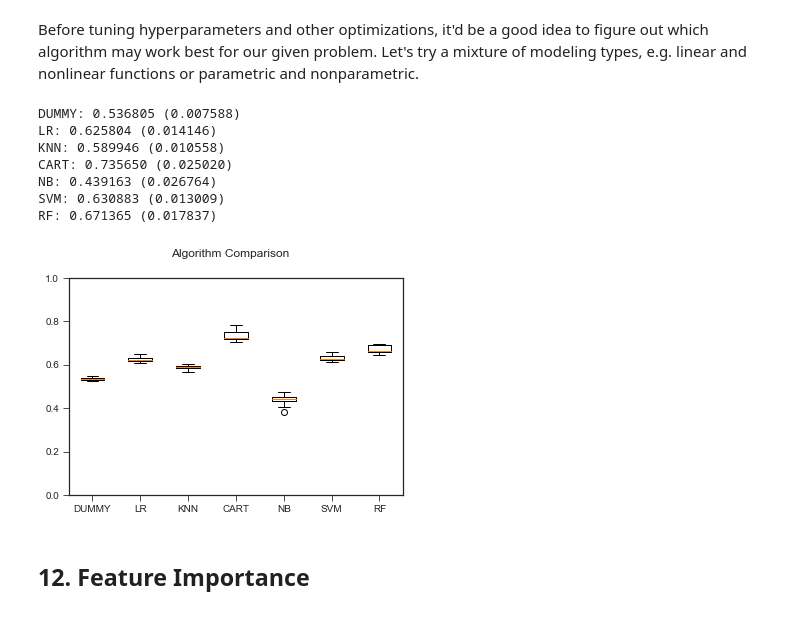
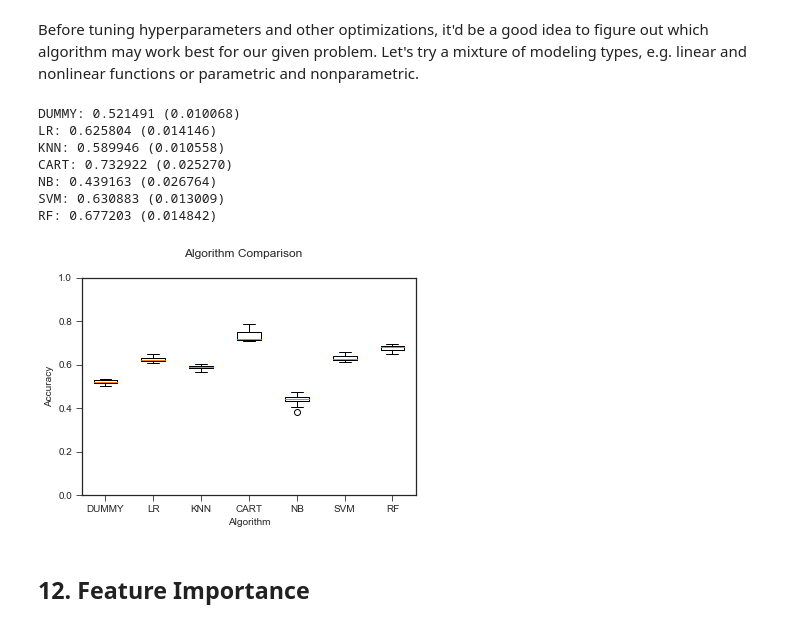
Before and after one commit to dtse91/Springboard, a Jupyter notebook: Capstone 1 Project/Capstone Project 1 Machine Learning.ipynb, the cells around one changed output. Saved outputs shown, nothing was run; the diff lists cells and outputs as text; code cells hidden in the pictures.

```diff
--- a/Capstone 1 Project/Capstone Project 1 Machine Learning.ipynb
+++ b/Capstone 1 Project/Capstone Project 1 Machine Learning.ipynb
@@ -233,37 +233,39 @@ models.append(('KNN', KNeighborsClassifier()))
 models.append(('CART', DecisionTreeClassifier()))
 models.append(('NB', GaussianNB()))
 models.append(('SVM', SVC()))
 models.append(('RF', RandomForestClassifier()))
 
 # Evaluate each model in turn
 results = []
 names = []
 scoring = 'accuracy'
 for name, model in models:
     kfold = model_selection.KFold(n_splits=10, random_state=seed)
     cv_results = model_selection.cross_val_score(model, X_compare, Y_compare, cv=kfold, scoring=scoring)
     results.append(cv_results)
     names.append(name)
     msg = "%s: %f (%f)" % (name, cv_results.mean(), cv_results.std())
     print(msg)
 
 # boxplot algorithm comparison
 fig = plt.figure()
 fig.suptitle('Algorithm Comparison')
 ax = fig.add_subplot(111)
 plt.boxplot(results)
 ax.set_xticklabels(names)
 plt.ylim(0, 1)
+plt.xlabel('Algorithm')
+plt.ylabel('Accuracy')
 plt.show()
 # %% [output]
-DUMMY: 0.536805 (0.007588)
+DUMMY: 0.521491 (0.010068)
 LR: 0.625804 (0.014146)
 KNN: 0.589946 (0.010558)
-CART: 0.735650 (0.025020)
+CART: 0.732922 (0.025270)
 NB: 0.439163 (0.026764)
 SVM: 0.630883 (0.013009)
-RF: 0.671365 (0.017837)
+RF: 0.677203 (0.014842)
-[figure, old version]
+[figure, new version]
 # %% [markdown]
 ## 12. Feature Importance
 # %% [markdown]
```
Also changed, not shown: parts of 1 cell of this notebook, 2 other files.
